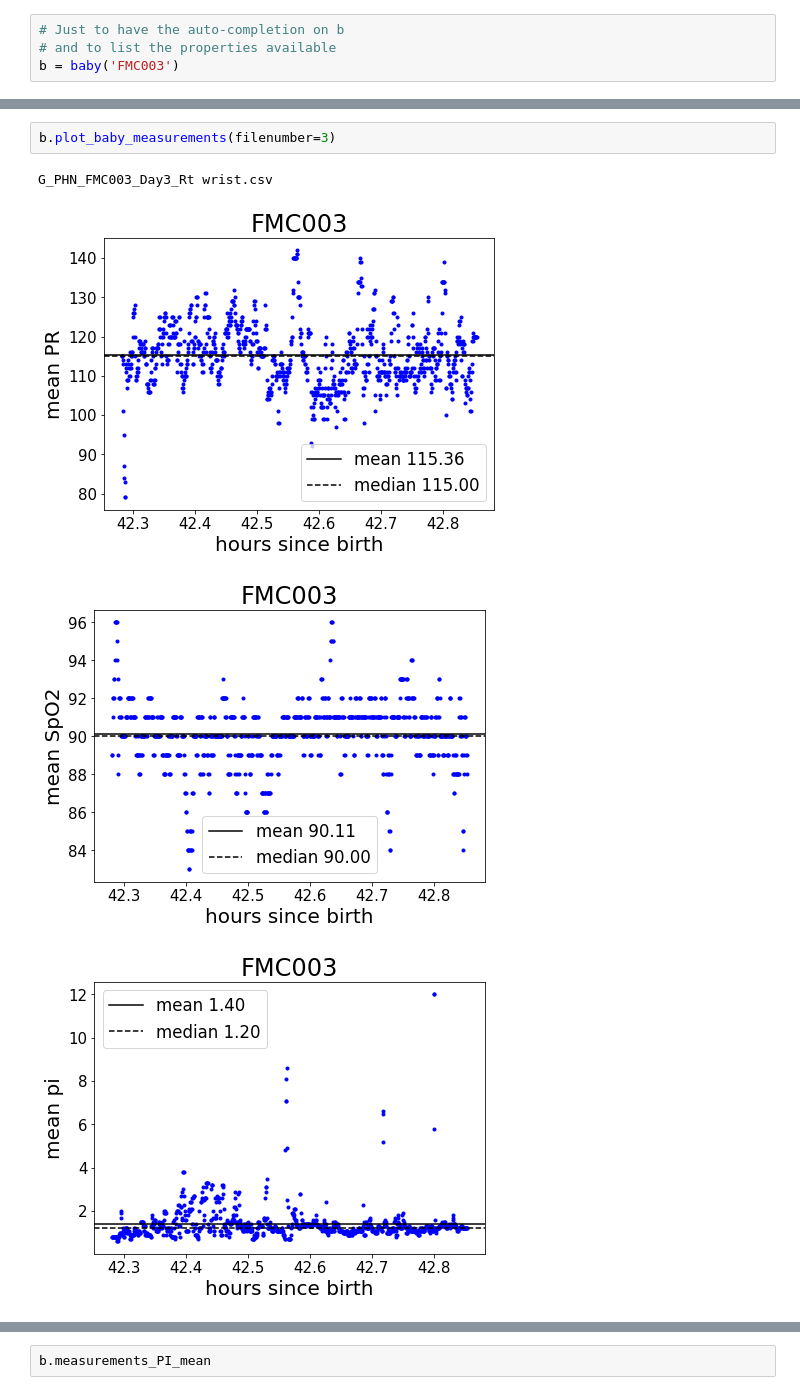
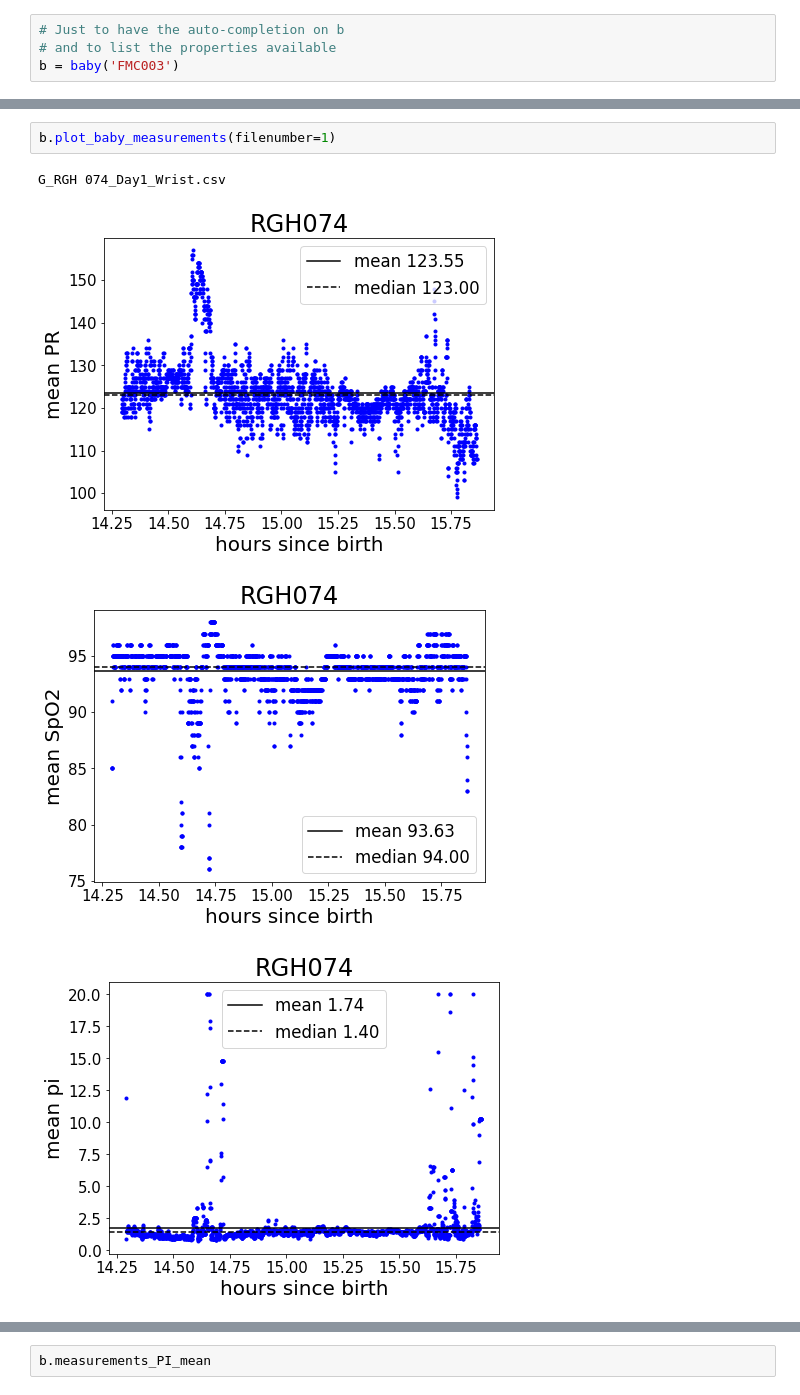
Before and after one commit to shisteve/NHS, a Jupyter notebook: 006_create_txt_average_values.ipynb, the cells around one changed output, grey strips where cells are left out. Cells and saved outputs as stored; diff of their text form.

```diff
--- a/006_create_txt_average_values.ipynb
+++ b/006_create_txt_average_values.ipynb
@@ -54,7 +54,7 @@ b.measurements_bradycardia_episodes_number_per_sec[3]
 # %%
-b.plot_baby_measurements(filenumber=3)
+b.plot_baby_measurements(filenumber=1)
 # %% [output]
-G_PHN_FMC003_Day3_Rt wrist.csv
+G_RGH 074_Day1_Wrist.csv
-[figure, old version]
+[figure, new version]
-[figure, old version]
+[figure, new version]
-[figure, old version]
+[figure, new version]
```
Also changed, not shown: parts of 15 cells of this notebook, 2 other files.
